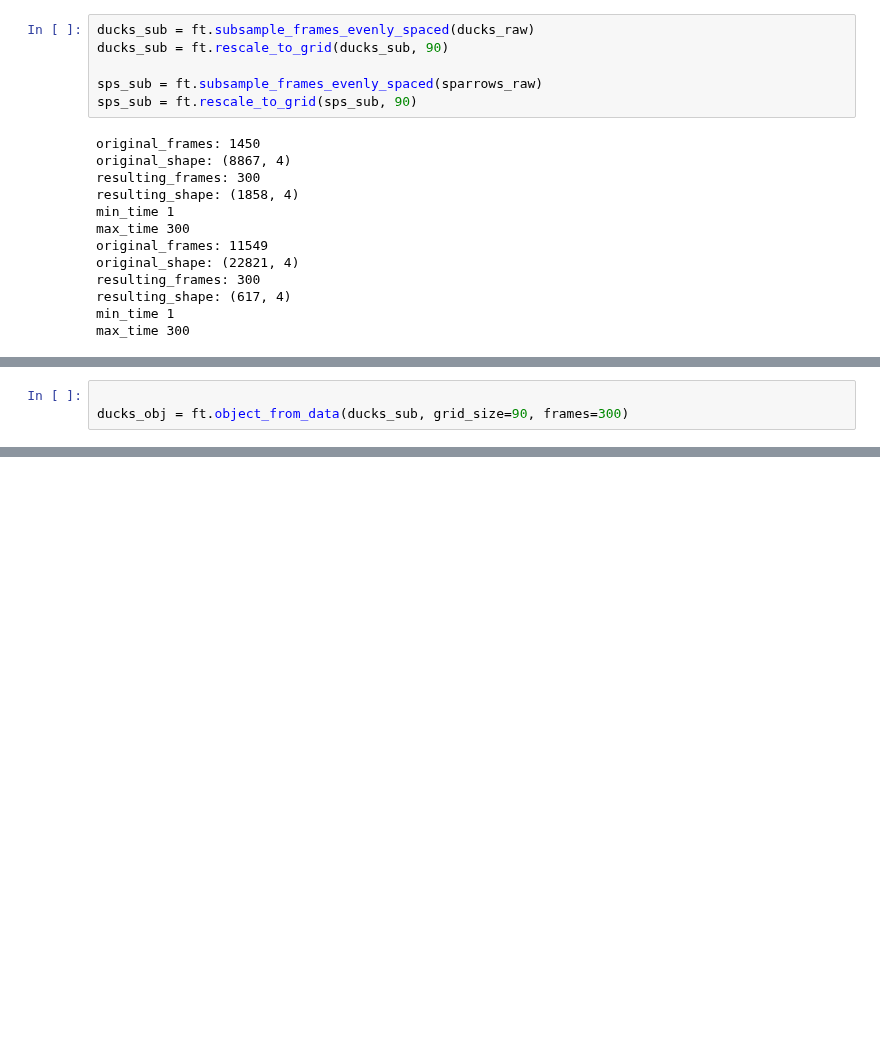
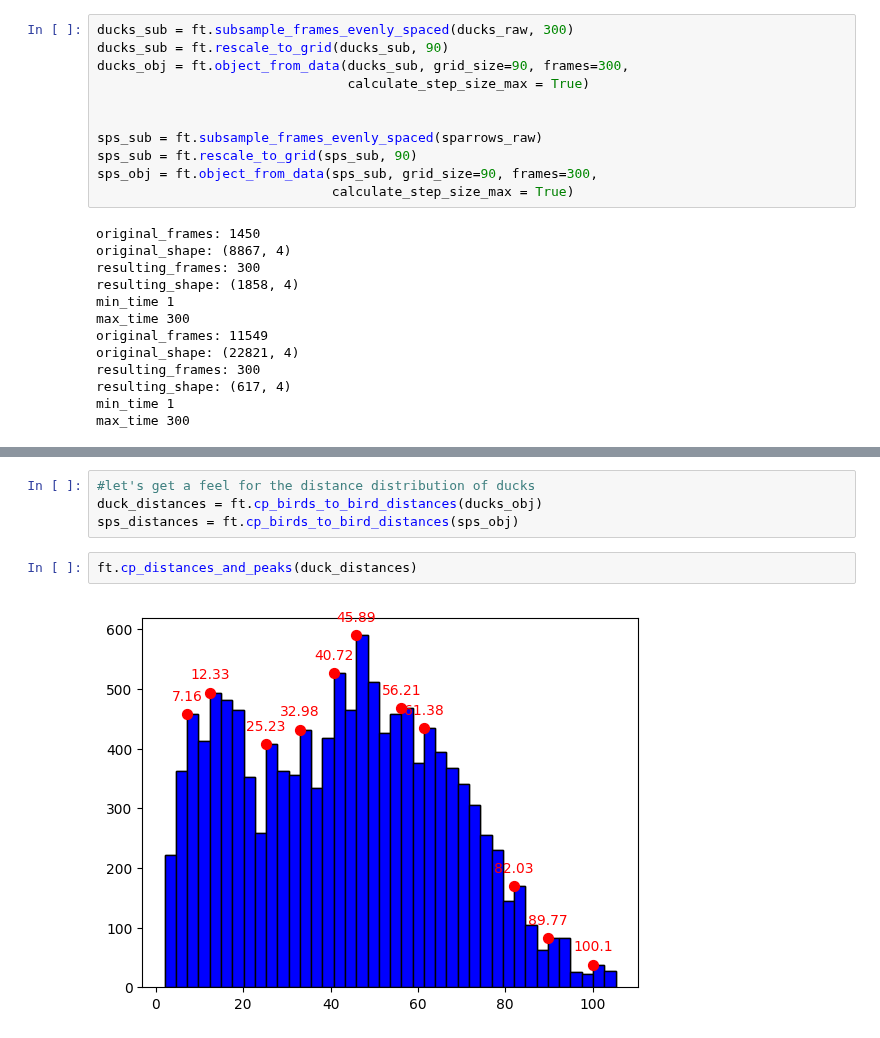
Before and after one commit to BasisResearch/collab-creatures, a Jupyter notebook: docs/central_park_birds.ipynb, the cells around one changed output, grey strips where cells are left out. Saved outputs shown, nothing was run; the diff lists cells and outputs as text; blank space fills up the shorter version.

```diff
--- a/docs/central_park_birds.ipynb
+++ b/docs/central_park_birds.ipynb
@@ -64,11 +66,16 @@ print(sparrows_raw.shape)
 (8867, 4)
 (22821, 4)
 # %%
-ducks_sub = ft.subsample_frames_evenly_spaced(ducks_raw)
+ducks_sub = ft.subsample_frames_evenly_spaced(ducks_raw, 300)
 ducks_sub = ft.rescale_to_grid(ducks_sub, 90)
+ducks_obj = ft.object_from_data(ducks_sub, grid_size=90, frames=300,
+                                calculate_step_size_max = True)
+
 
 sps_sub = ft.subsample_frames_evenly_spaced(sparrows_raw)
 sps_sub = ft.rescale_to_grid(sps_sub, 90)
+sps_obj = ft.object_from_data(sps_sub, grid_size=90, frames=300,
+                              calculate_step_size_max = True)
 # %% [output]
 original_frames: 1450
 original_shape: (8867, 4)
@@ -183,3 +91,0 @@ ft.distances_and_peaks(sps_distances)
-# %%
-
-ducks_obj = ft.object_from_data(ducks_sub, grid_size=90, frames=300)
@@ -290,0 +100,8 @@ ducks_obj.birdsDF[ducks_obj.birdsDF['bird'] == 1]
+# %%
+#let's get a feel for the distance distribution of ducks
+duck_distances = ft.cp_birds_to_bird_distances(ducks_obj)
+sps_distances = ft.cp_birds_to_bird_distances(sps_obj)
+# %%
+ft.cp_distances_and_peaks(duck_distances)
+# %% [output]
+[figure, added]
```
Also changed, not shown: parts of 24 cells of this notebook, 4 other files.
